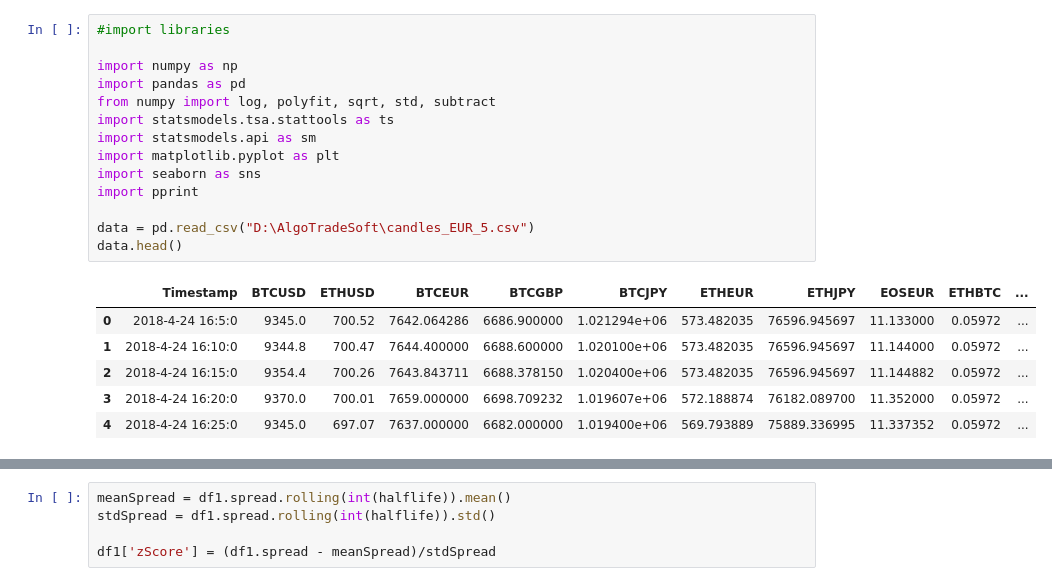
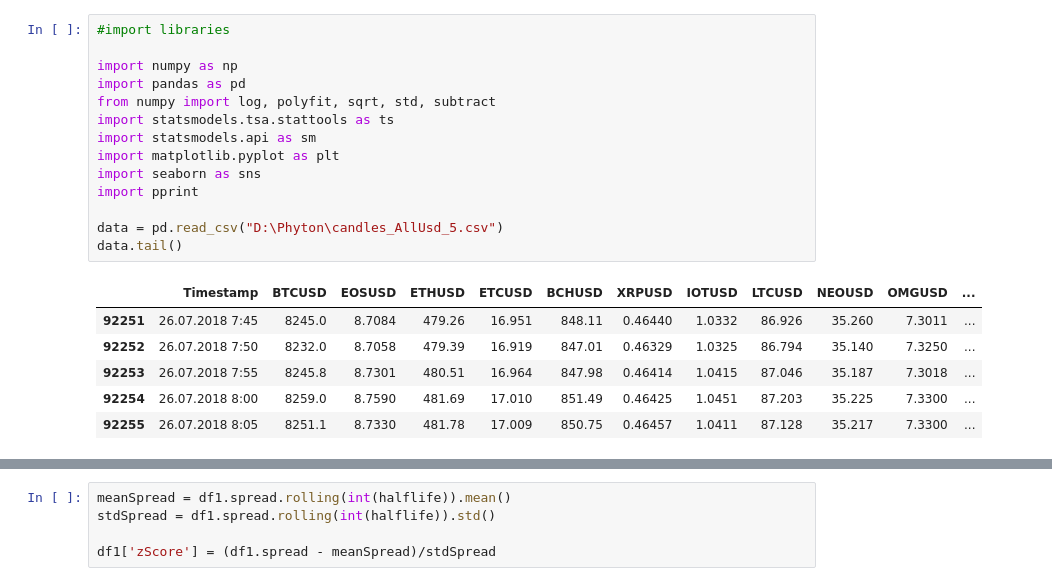
Before and after one commit to lakiwan/siama, a Jupyter notebook: CLEAR.ipynb, the cells around one changed output, grey strips where cells are left out. Drawn from its saved outputs; the diff is of its cells as text.

```diff
--- a/CLEAR.ipynb
+++ b/CLEAR.ipynb
@@ -1,24 +1,24 @@
 # %%
 #import libraries
 
 import numpy as np
 import pandas as pd
 from numpy import log, polyfit, sqrt, std, subtract
 import statsmodels.tsa.stattools as ts
 import statsmodels.api as sm
 import matplotlib.pyplot as plt
 import seaborn as sns
 import pprint
 
-data = pd.read_csv("D:\AlgoTradeSoft\candles_EUR_5.csv")
-data.head()
+data = pd.read_csv("D:\Phyton\candles_AllUsd_5.csv")
+data.tail()
 # %% [output]
-|  | Timestamp | BTCUSD | ETHUSD | BTCEUR | BTCGBP | BTCJPY | ETHEUR | ETHJPY | EOSEUR | ETHBTC | ... |
-| 0 | 2018-4-24 16:5:0 | 9345.0 | 700.52 | 7642.064286 | 6686.900000 | 1.021294e+06 | 573.482035 | 76596.945697 | 11.133000 | 0.05972 | ... |
-| 1 | 2018-4-24 16:10:0 | 9344.8 | 700.47 | 7644.400000 | 6688.600000 | 1.020100e+06 | 573.482035 | 76596.945697 | 11.144000 | 0.05972 | ... |
-| 2 | 2018-4-24 16:15:0 | 9354.4 | 700.26 | 7643.843711 | 6688.378150 | 1.020400e+06 | 573.482035 | 76596.945697 | 11.144882 | 0.05972 | ... |
-| 3 | 2018-4-24 16:20:0 | 9370.0 | 700.01 | 7659.000000 | 6698.709232 | 1.019607e+06 | 572.188874 | 76182.089700 | 11.352000 | 0.05972 | ... |
-| 4 | 2018-4-24 16:25:0 | 9345.0 | 697.07 | 7637.000000 | 6682.000000 | 1.019400e+06 | 569.793889 | 75889.336995 | 11.337352 | 0.05972 | ... |
+|  | Timestamp | BTCUSD | EOSUSD | ETHUSD | ETCUSD | BCHUSD | XRPUSD | IOTUSD | LTCUSD | NEOUSD | OMGUSD | ... |
+| 92251 | 26.07.2018 7:45 | 8245.0 | 8.7084 | 479.26 | 16.951 | 848.11 | 0.46440 | 1.0332 | 86.926 | 35.260 | 7.3011 | ... |
+| 92252 | 26.07.2018 7:50 | 8232.0 | 8.7058 | 479.39 | 16.919 | 847.01 | 0.46329 | 1.0325 | 86.794 | 35.140 | 7.3250 | ... |
+| 92253 | 26.07.2018 7:55 | 8245.8 | 8.7301 | 480.51 | 16.964 | 847.98 | 0.46414 | 1.0415 | 87.046 | 35.187 | 7.3018 | ... |
+| 92254 | 26.07.2018 8:00 | 8259.0 | 8.7590 | 481.69 | 17.010 | 851.49 | 0.46425 | 1.0451 | 87.203 | 35.225 | 7.3300 | ... |
+| 92255 | 26.07.2018 8:05 | 8251.1 | 8.7330 | 481.78 | 17.009 | 850.75 | 0.46457 | 1.0411 | 87.128 | 35.217 | 7.3300 | ... |
 # %%
 #set symbols and range
 
```
Also changed, not shown: parts of 6 cells of this notebook, 5 other files.
